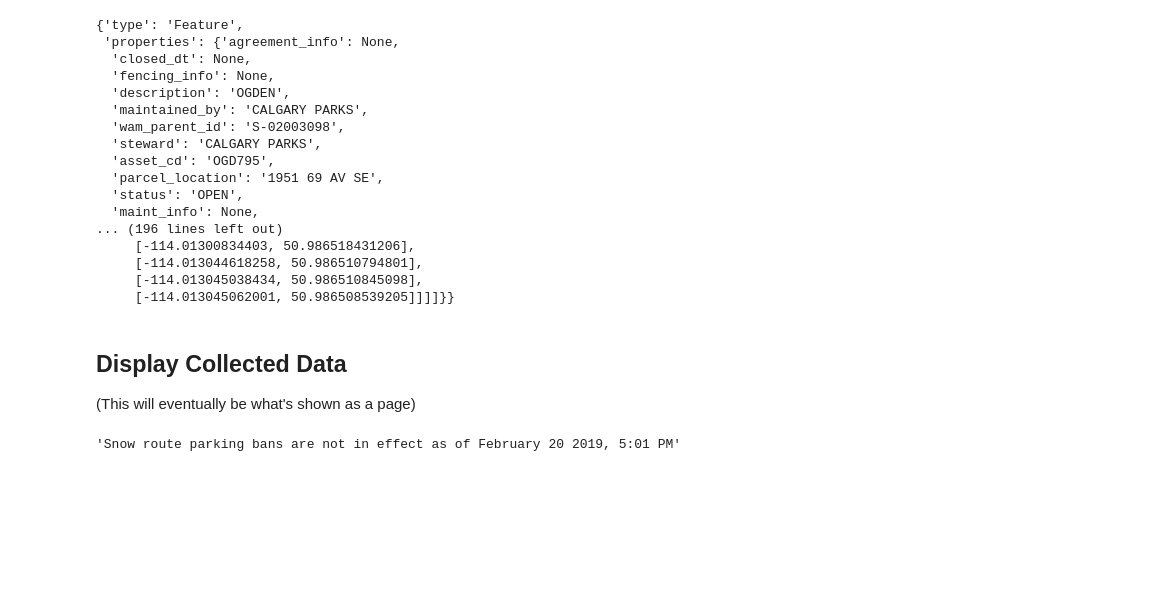
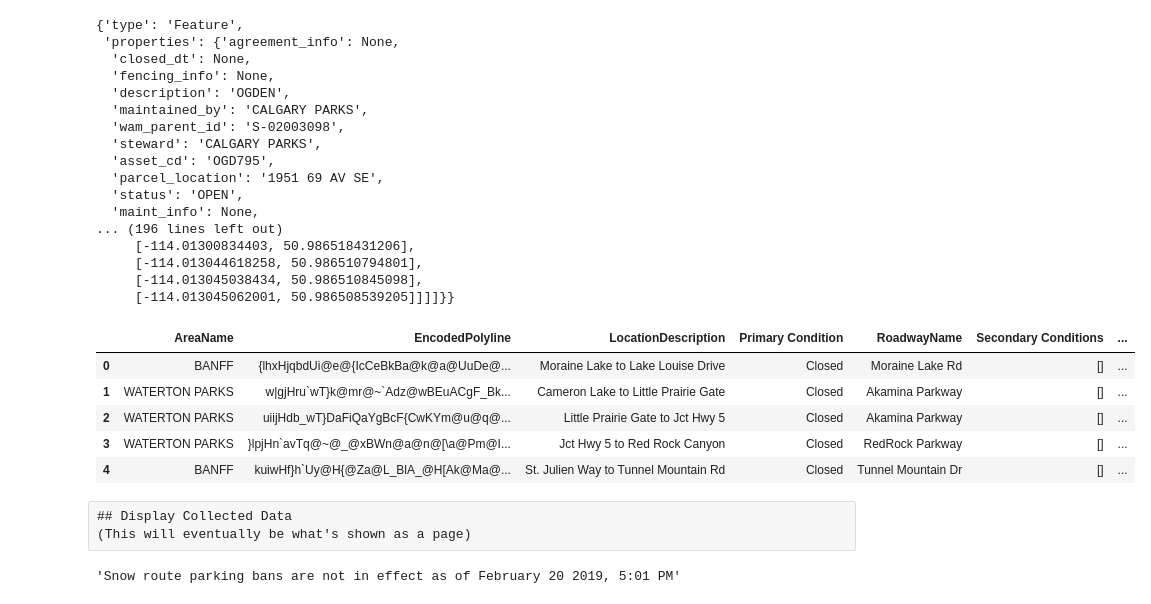
Before and after one commit to hexaguin/calgary-omnimap, a Jupyter notebook: Calgary_Omnimap.ipynb, the cells around one changed output. Drawn from its saved outputs; the diff is of its cells as text; code cells hidden in the pictures; blank space fills up the shorter version.

```diff
--- a/Calgary_Omnimap.ipynb
+++ b/Calgary_Omnimap.ipynb
@@ -200,9 +201,35 @@ off_leash_shapes[0]
      [-114.013044618258, 50.986510794801],
      [-114.013045038434, 50.986510845098],
      [-114.013045062001, 50.986508539205]]]]}}
-# %% [markdown]
-## Display Collected Data
-(This will eventually be what's shown as a page)
+# %%
+winter_roads = pd.read_json("https://511.alberta.ca/api/v2/get/winterroads")
+winter_roads['polyline'] = winter_roads['EncodedPolyline'].apply(polyline.decode)
+def statusToColor(condition):
+    if (condition == 'Closed'):
+        return 'red'
+    elif ('Ptly Cvd' in condition):
+        return 'yellow'
+    elif ('Cvd' in condition):
+        return 'orange'
+    elif ('Bare Wet' in condition):
+        return 'blue'
+    elif ('Bare' in condition):
+        return 'green'
+    else:
+        return 'black'
+winter_roads['color'] = winter_roads['Primary Condition'].apply(statusToColor)
+winter_roads['popup'] = winter_roads['LocationDescription'] + '<br>' + winter_roads['Primary Condition']
+winter_roads.head()
+# %% [output]
+|  | AreaName | EncodedPolyline | LocationDescription | Primary Condition | RoadwayName | Secondary Conditions | ... |
+| 0 | BANFF | {lhxHjqbdUi@e@{IcCeBkBa@k@a@UuDe@... | Moraine Lake to Lake Louise Drive | Closed | Moraine Lake Rd | [] | ... |
+| 1 | WATERTON PARKS | w|gjHru`wT}k@mr@~`Adz@wBEuACgF_Bk... | Cameron Lake to Little Prairie Gate | Closed | Akamina Parkway | [] | ... |
+| 2 | WATERTON PARKS | uiijHdb_wT}DaFiQaYgBcF{CwKYm@u@q@... | Little Prairie Gate to Jct Hwy 5 | Closed | Akamina Parkway | [] | ... |
+| 3 | WATERTON PARKS | }lpjHn`avTq@~@_@xBWn@a@n@[\a@Pm@I... | Jct Hwy 5 to Red Rock Canyon | Closed | RedRock Parkway | [] | ... |
+| 4 | BANFF | kuiwHf}h`Uy@H{@Za@L_BlA_@H[Ak@Ma@... | St. Julien Way to Tunnel Mountain Rd | Closed | Tunnel Mountain Dr | [] | ... |
+# %% [raw]
+## Display Collected Data
+(This will eventually be what's shown as a page)
 # %%
 parking_ban_status = json.loads(requests.get('http://cocnmp.com/snic/parking_ban_status.php?output=json').text)
 parking_ban_status['message'] + ' as of ' + parking_ban_status['lastUpdate']
```
Also changed, not shown: parts of 2 cells of this notebook.
